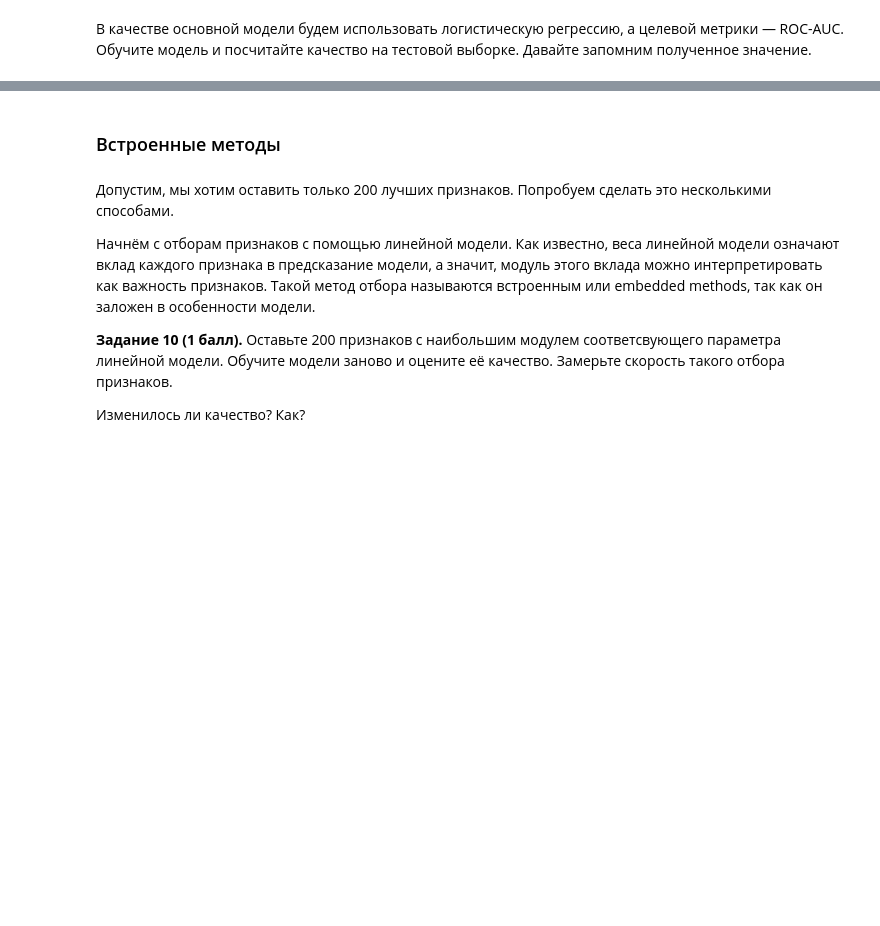
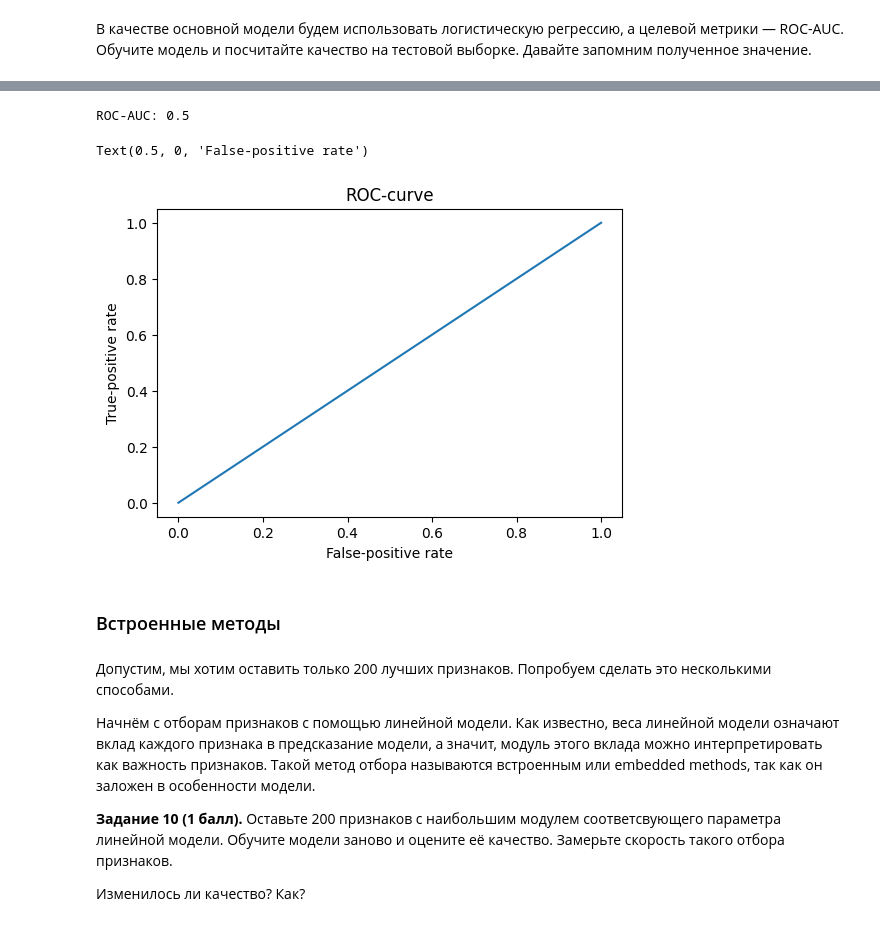
Before and after one commit to dsbulgakovv/ml_study_hws, a Jupyter notebook: HW2/HW2_Logistic_regression_Bulgakov_Dmitry.ipynb, the cells around one changed output, grey strips where cells are left out. Cells and saved outputs as stored; diff of their text form; code cells hidden in the pictures; blank space fills up the shorter version.

```diff
--- a/HW2/HW2_Logistic_regression_Bulgakov_Dmitry.ipynb
+++ b/HW2/HW2_Logistic_regression_Bulgakov_Dmitry.ipynb
@@ -646,3 +776,20 @@ X_train, X_test, y_train, y_test = train_test_split(data, target, test_size=0.2,
+# %%
+pred_probas_3 = log_model_3.predict_proba(X_test_cat)
+# %%
+fpr, tpr, thresholds = roc_curve(y_test, pred_probas_3)
+
+fig, ax = plt.subplots(figsize=(6, 4))
+
+print('ROC-AUC:', auc(fpr, tpr))
+
+plt.plot(fpr, tpr)
+ax.set_title('ROC-curve')
+ax.set_ylabel('True-positive rate')
+ax.set_xlabel('False-positive rate')
+# %% [output]
+ROC-AUC: 0.5
+Text(0.5, 0, 'False-positive rate')
+[figure, added]
 # %% [markdown]
 ### Встроенные методы
 # %% [markdown]
```
Also changed, not shown: parts of 77 cells of this notebook, 1 other file.
